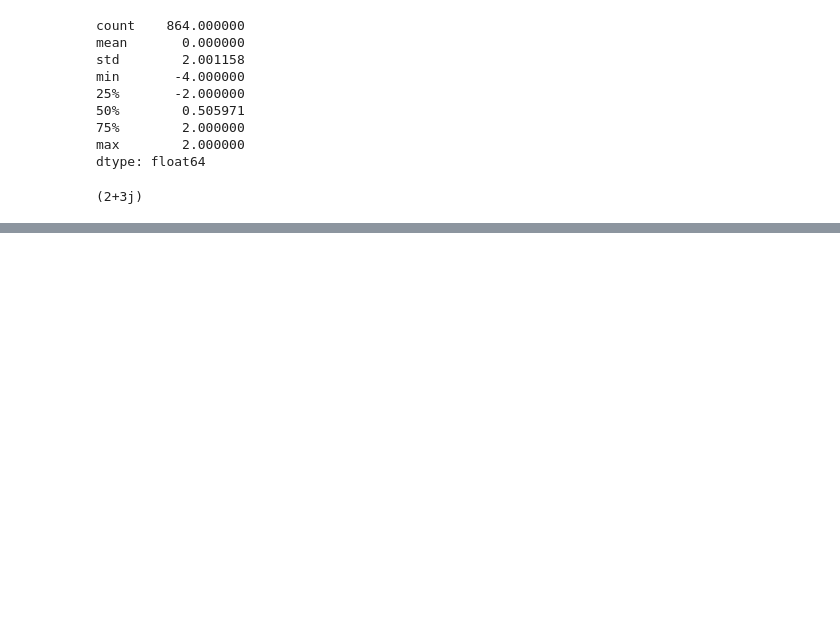
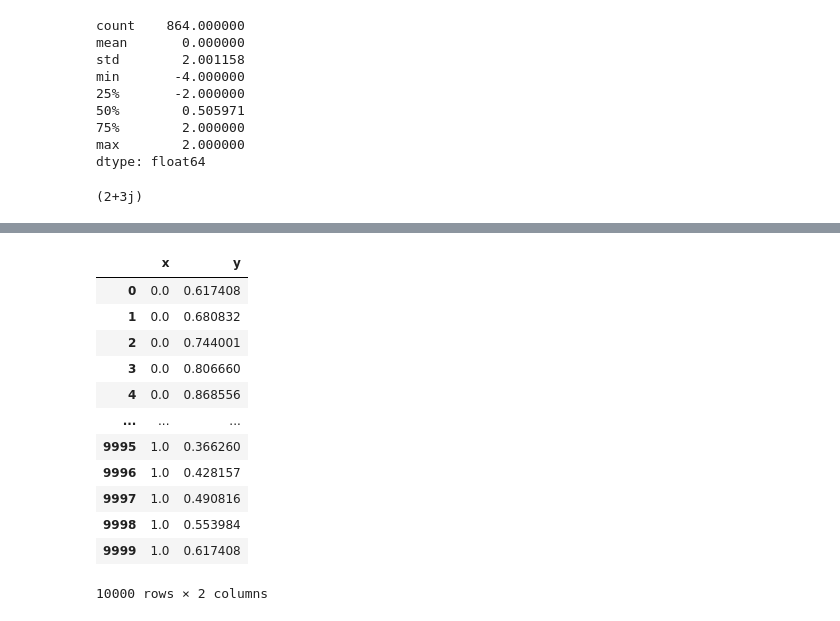
Before and after one commit to Shashi1a/intkagome, a Jupyter notebook: Untitled.ipynb, the cells around one changed output, grey strips where cells are left out. Saved outputs shown, nothing was run; the diff lists cells and outputs as text; code cells hidden in the pictures; blank space fills up the shorter version.

```diff
--- a/Untitled.ipynb
+++ b/Untitled.ipynb
@@ -435,0 +450,18 @@ dtype: float64
+# %%
+data = pd.DataFrame({'x':x,'y':y})
+# %%
+data.loc[]
+# %% [output]
+|  | x | y |
+| 0 | 0.0 | 0.617408 |
+| 1 | 0.0 | 0.680832 |
+| 2 | 0.0 | 0.744001 |
+| 3 | 0.0 | 0.806660 |
+| 4 | 0.0 | 0.868556 |
+| ... | ... | ... |
+| 9995 | 1.0 | 0.366260 |
+| 9996 | 1.0 | 0.428157 |
+| 9997 | 1.0 | 0.490816 |
+| 9998 | 1.0 | 0.553984 |
+| 9999 | 1.0 | 0.617408 |
+10000 rows × 2 columns
```
Also changed, not shown: parts of 11 cells of this notebook, 2 other files.
